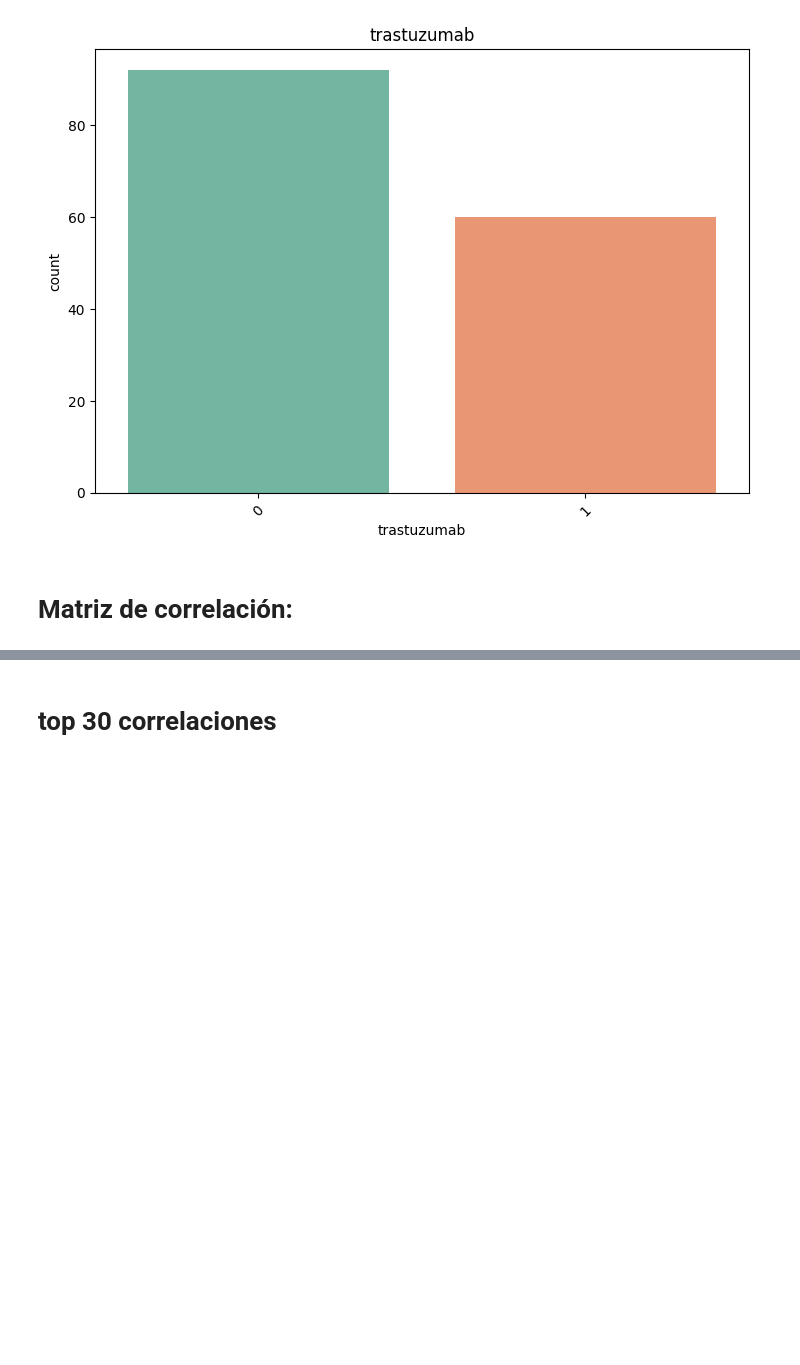
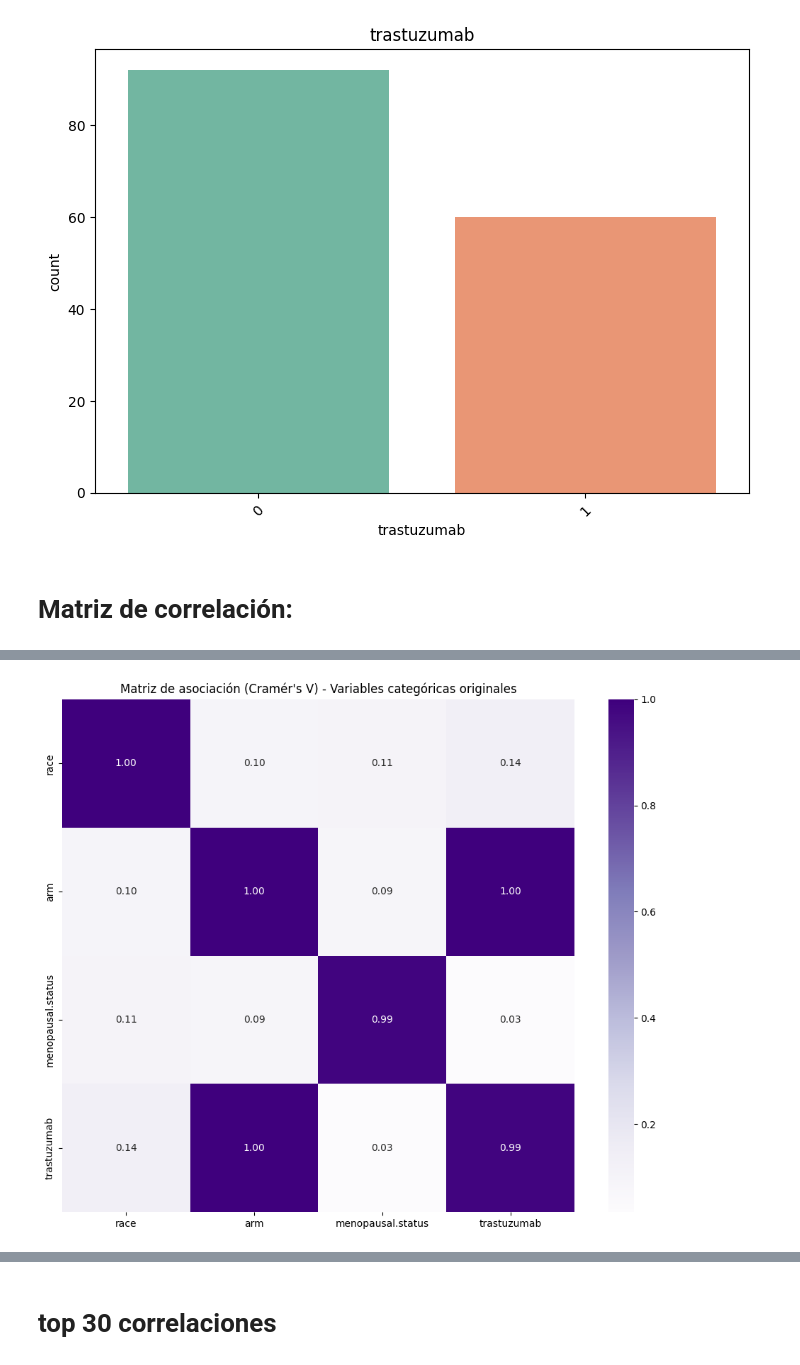
Before and after one commit to florsribalta/breast_cancer_fr, a Jupyter notebook: notebooks/2_preprocessing.ipynb, the cells around one changed output, grey strips where cells are left out. Saved outputs shown, nothing was run; the diff lists cells and outputs as text; code cells hidden in the pictures; blank space fills up the shorter version.

```diff
--- a/notebooks/2_preprocessing.ipynb
+++ b/notebooks/2_preprocessing.ipynb
@@ -194,3 +209,37 @@ for i in range(n_figs):
+# %%
+from scipy.stats import chi2_contingency
+import numpy as np
+import seaborn as sns
+import matplotlib.pyplot as plt
+
+def cramers_v(x, y):
+    confusion_matrix = pd.crosstab(x, y)
+    if confusion_matrix.shape[0] == 1 or confusion_matrix.shape[1] == 1:
+        return np.nan  # evita divisiones inválidas
+    chi2 = chi2_contingency(confusion_matrix)[0]
+    n = confusion_matrix.sum().sum()
+    phi2 = chi2 / n
+    r, k = confusion_matrix.shape
+    return np.sqrt(phi2 / min(k - 1, r - 1))
+
+# calcular matriz de Cramér's V solo con variables categóricas originales
+cramer_matrix = pd.DataFrame(index=cat_cols_orig, columns=cat_cols_orig)
+
+for col1 in cat_cols_orig:
+    for col2 in cat_cols_orig:
+        cramer_matrix.loc[col1, col2] = cramers_v(cat_data_subset[col1], cat_data_subset[col2])
+
+cramer_matrix = cramer_matrix.astype(float)
+
+# heatmap
+plt.figure(figsize=(10, 8))
+sns.heatmap(cramer_matrix, annot=True, fmt=".2f", cmap="Purples", square=True)
+plt.title("Matriz de asociación (Cramér's V) - Variables categóricas originales")
+plt.tight_layout()
+plt.savefig(os.path.join(output_dir, "matriz_correlacion_clinicas.png"), dpi=300)
+plt.show()
+# %% [output]
+[figure, added]
 # %%
 # matriz de correlación (Pearson) completa para variables clínicas
 
```
Also changed, not shown: parts of 4 cells of this notebook, 34 other files.
